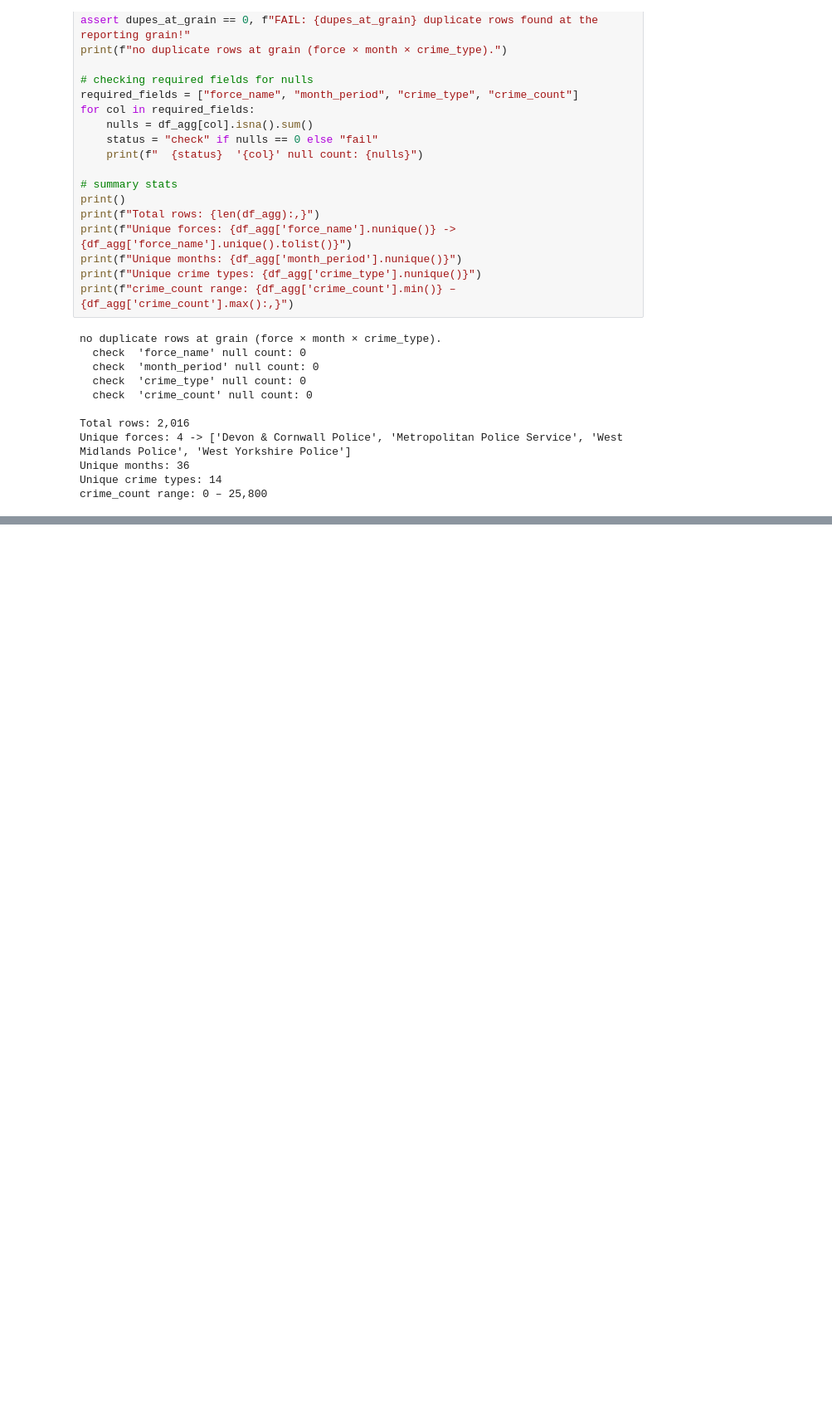
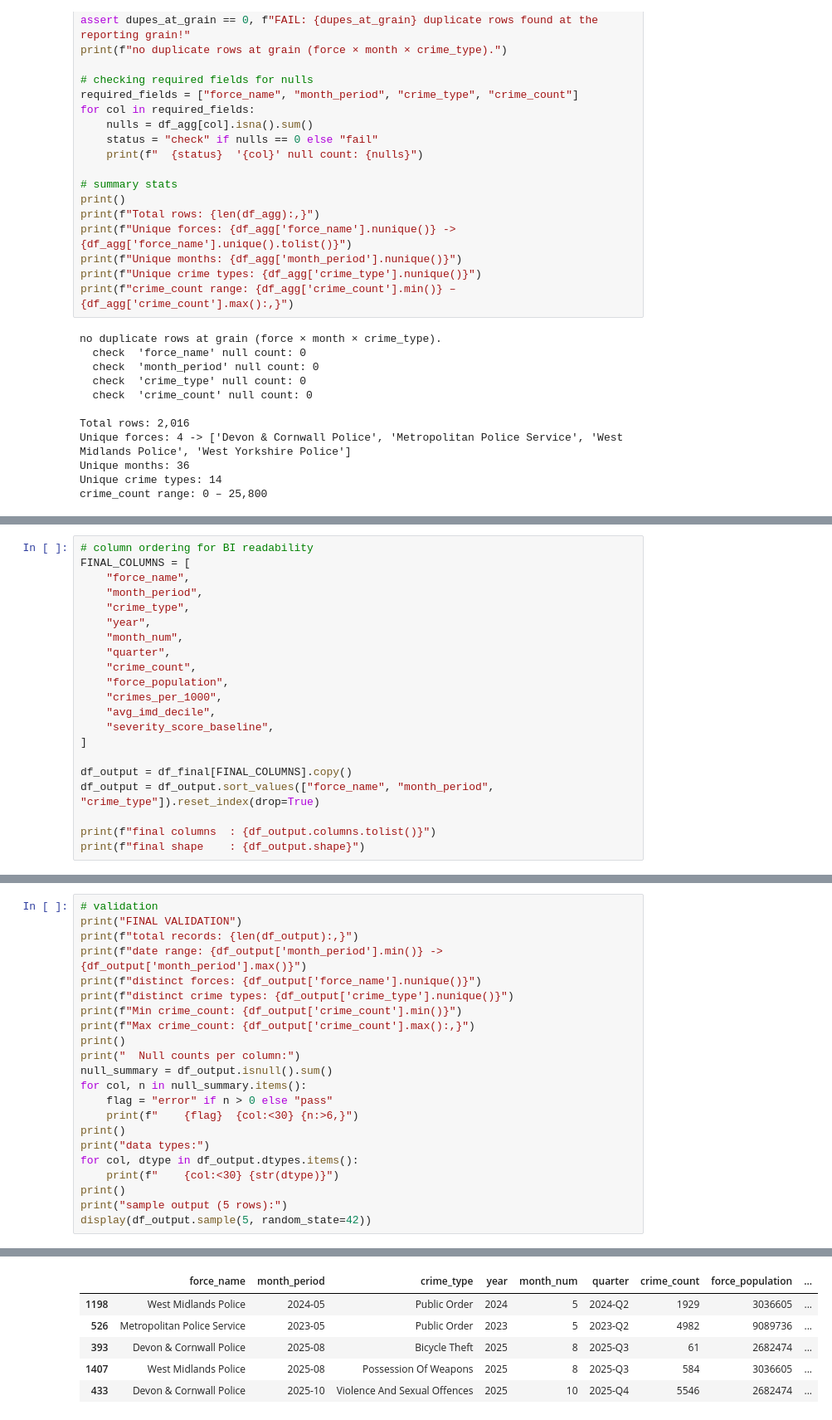
Before and after one commit to vcmeamaria/data-cleaning, a Jupyter notebook: pipeline.ipynb, the cells around one changed output, grey strips where cells are left out. Shown at 83% size. Cells and saved outputs as stored; diff of their text form; blank space fills up the shorter version.

```diff
--- a/pipeline.ipynb
+++ b/pipeline.ipynb
@@ -993,0 +1111,21 @@ crime_count range: 0 – 25,800
+# %%
+# column ordering for BI readability
+FINAL_COLUMNS = [
+    "force_name",
+    "month_period",
+    "crime_type",
+    "year",
+    "month_num",
+    "quarter",
+    "crime_count",
+    "force_population",
+    "crimes_per_1000",
+    "avg_imd_decile",
+    "severity_score_baseline",
+]
+
+df_output = df_final[FINAL_COLUMNS].copy()
+df_output = df_output.sort_values(["force_name", "month_period", "crime_type"]).reset_index(drop=True)
+
+print(f"final columns  : {df_output.columns.tolist()}")
+print(f"final shape    : {df_output.shape}")
@@ -993,0 +1143,23 @@ crime_count range: 0 – 25,800
+# %%
+# validation
+print("FINAL VALIDATION")
+print(f"total records: {len(df_output):,}")
+print(f"date range: {df_output['month_period'].min()} -> {df_output['month_period'].max()}")
+print(f"distinct forces: {df_output['force_name'].nunique()}")
+print(f"distinct crime types: {df_output['crime_type'].nunique()}")
+print(f"Min crime_count: {df_output['crime_count'].min()}")
+print(f"Max crime_count: {df_output['crime_count'].max():,}")
+print()
+print("  Null counts per column:")
+null_summary = df_output.isnull().sum()
+for col, n in null_summary.items():
+    flag = "error" if n > 0 else "pass"
+    print(f"    {flag}  {col:<30} {n:>6,}")
+print()
+print("data types:")
+for col, dtype in df_output.dtypes.items():
+    print(f"    {col:<30} {str(dtype)}")
+print()
+print("sample output (5 rows):")
+display(df_output.sample(5, random_state=42))
+# %% [output]
@@ -993,0 +1183,6 @@ crime_count range: 0 – 25,800
+|  | force_name | month_period | crime_type | year | month_num | quarter | crime_count | force_population | ... |
+| 1198 | West Midlands Police | 2024-05 | Public Order | 2024 | 5 | 2024-Q2 | 1929 | 3036605 | ... |
+| 526 | Metropolitan Police Service | 2023-05 | Public Order | 2023 | 5 | 2023-Q2 | 4982 | 9089736 | ... |
+| 393 | Devon & Cornwall Police | 2025-08 | Bicycle Theft | 2025 | 8 | 2025-Q3 | 61 | 2682474 | ... |
+| 1407 | West Midlands Police | 2025-08 | Possession Of Weapons | 2025 | 8 | 2025-Q3 | 584 | 3036605 | ... |
+| 433 | Devon & Cornwall Police | 2025-10 | Violence And Sexual Offences | 2025 | 10 | 2025-Q4 | 5546 | 2682474 | ... |
```
Also changed, not shown: parts of 9 cells of this notebook.
